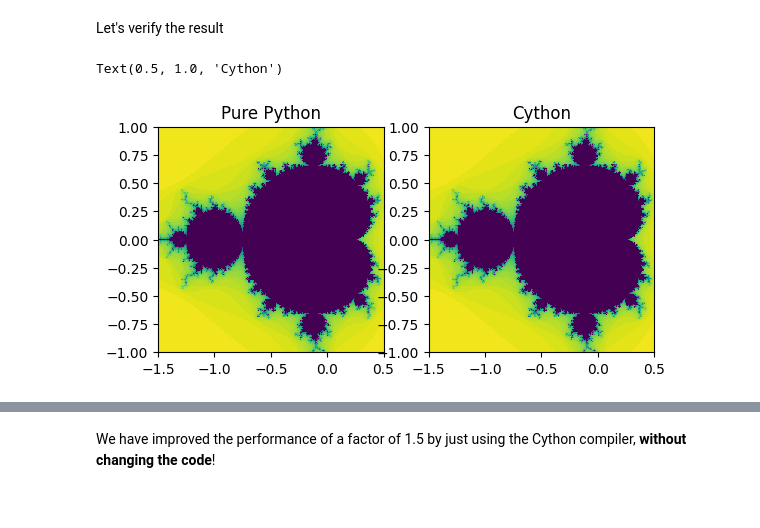
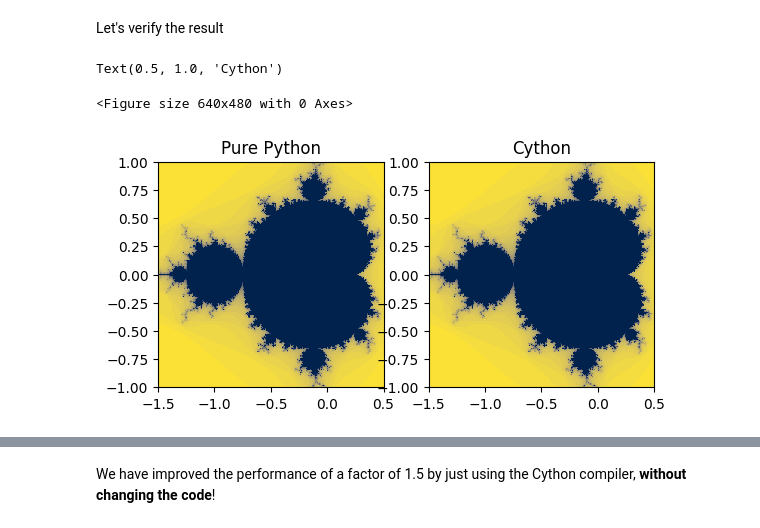
Before and after one commit to alan-turing-institute/rse-course, a Jupyter notebook: module09_programming_for_speed/09_03_optimising_with_cython.ipynb, the cells around one changed output, grey strips where cells are left out. Saved outputs shown, nothing was run; the diff lists cells and outputs as text; code cells hidden in the pictures.

```diff
--- a/module09_programming_for_speed/09_03_optimising_with_cython.ipynb
+++ b/module09_programming_for_speed/09_03_optimising_with_cython.ipynb
@@ -73,15 +59,17 @@ data_cython = [[mandel_cython(complex(x, y)) for x in xs] for y in ys]
 # %%
 from matplotlib import pyplot as plt
 
-%matplotlib inline
+plt.set_cmap("cividis")  # use a CVD-friendly palette
+
 f, axarr = plt.subplots(1, 2)
 axarr[0].imshow(data_python, interpolation="none", extent=[xmin, xmax, ymin, ymax])
 axarr[0].set_title("Pure Python")
 axarr[1].imshow(data_cython, interpolation="none", extent=[xmin, xmax, ymin, ymax])
 axarr[1].set_title("Cython")
 # %% [output]
 Text(0.5, 1.0, 'Cython')
+<Figure size 640x480 with 0 Axes>
-[figure, old version]
+[figure, new version]
 # %%
 %timeit [[mandel(complex(x,y)) for x in xs] for y in ys] # pure python
 %timeit [[mandel_cython(complex(x,y)) for x in xs] for y in ys] # cython
```
Also changed, not shown: parts of 13 cells of this notebook, 3 other files.
